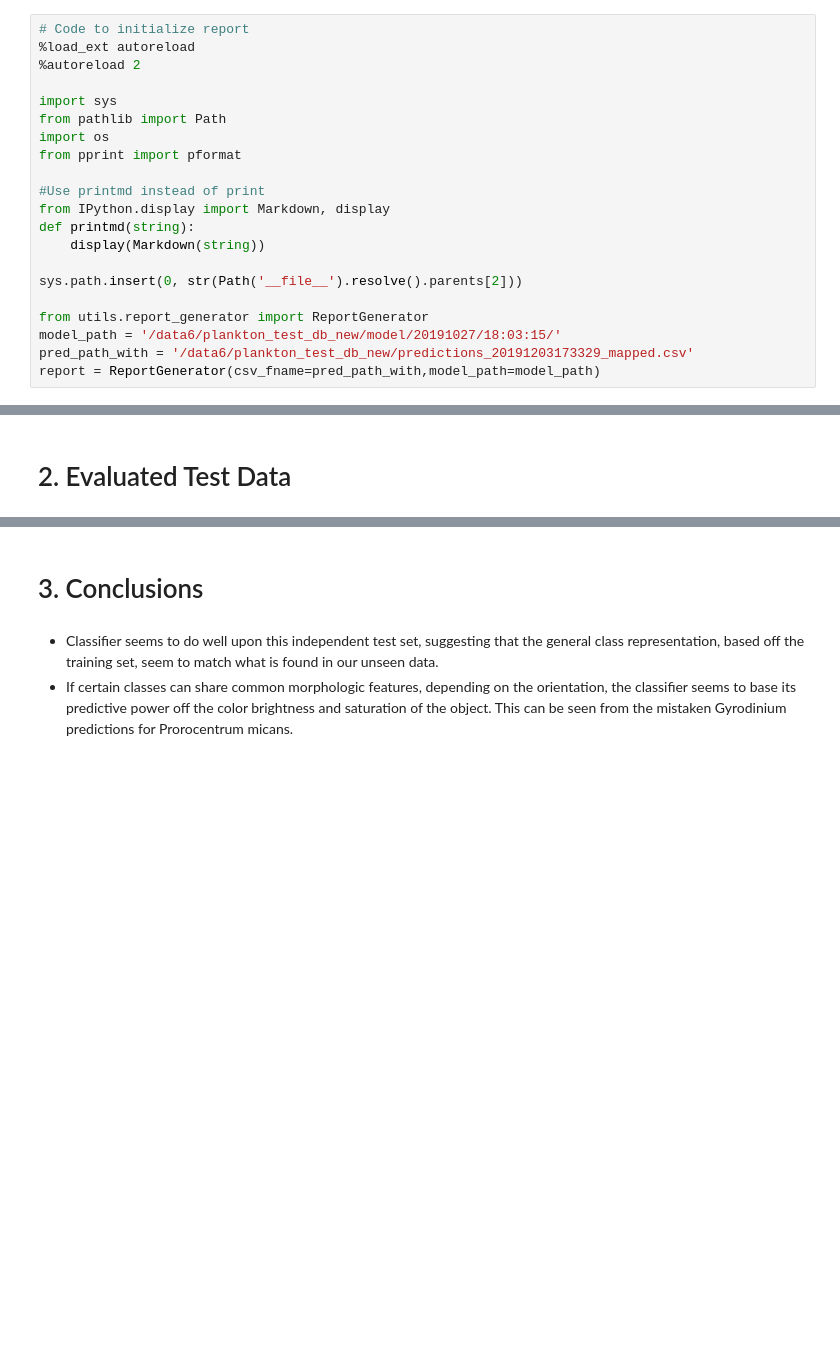
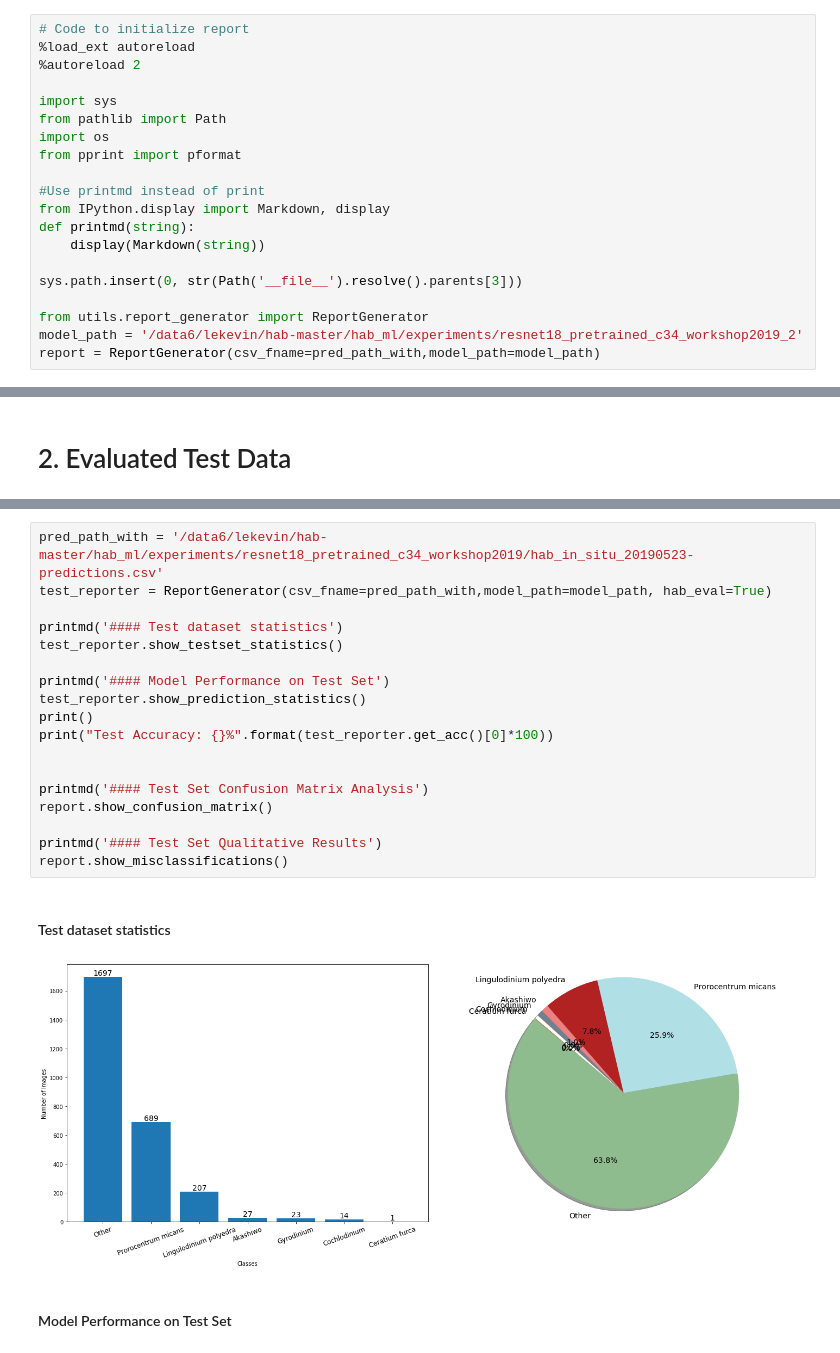
Before and after one commit to hab-spc/hab-ml, a Jupyter notebook: utils/report_sample/report.ipynb, the cells around one changed output, grey strips where cells are left out. Drawn from its saved outputs; the diff is of its cells as text; blank space fills up the shorter version.

```diff
--- a/utils/report_sample/report.ipynb
+++ b/utils/report_sample/report.ipynb
@@ -49,9 +29,8 @@ from IPython.display import Markdown, display
 def printmd(string):
     display(Markdown(string))
 
-sys.path.insert(0, str(Path('__file__').resolve().parents[2]))
+sys.path.insert(0, str(Path('__file__').resolve().parents[3]))
 
 from utils.report_generator import ReportGenerator
-model_path = '/data6/plankton_test_db_new/model/20191027/18:03:15/'
-pred_path_with = '/data6/plankton_test_db_new/predictions_20191203173329_mapped.csv'
+model_path = '/data6/lekevin/hab-master/hab_ml/experiments/resnet18_pretrained_c34_workshop2019_2'
 report = ReportGenerator(csv_fname=pred_path_with,model_path=model_path)
@@ -256,5 +109,22 @@ report.show_misclassifications()
-# %% [markdown]
-# 3. Conclusions
-# %% [markdown]
-- Classifier seems to do well upon this independent test set, suggesting that the general class representation, based off the training set, seem to match what is found in our unseen data.
-- If certain classes can share common morphologic features, depending on the orientation, the classifier seems to base its predictive power off the color brightness and saturation of the object. This can be seen from the mistaken Gyrodinium predictions for Prorocentrum micans.
+# %%
+pred_path_with = '/data6/lekevin/hab-master/hab_ml/experiments/resnet18_pretrained_c34_workshop2019/hab_in_situ_20190523-predictions.csv'
+test_reporter = ReportGenerator(csv_fname=pred_path_with,model_path=model_path, hab_eval=True)
+
+printmd('#### Test dataset statistics')
+test_reporter.show_testset_statistics()
+
+printmd('#### Model Performance on Test Set')
+test_reporter.show_prediction_statistics()
+print()
+print("Test Accuracy: {}%".format(test_reporter.get_acc()[0]*100))
+
+
+printmd('#### Test Set Confusion Matrix Analysis')
+report.show_confusion_matrix()
+
+printmd('#### Test Set Qualitative Results')
+report.show_misclassifications()
+# %% [output]
+#### Test dataset statistics
+[figure, added]
+#### Model Performance on Test Set
```
Also changed, not shown: parts of 21 cells of this notebook, 3 other files.
